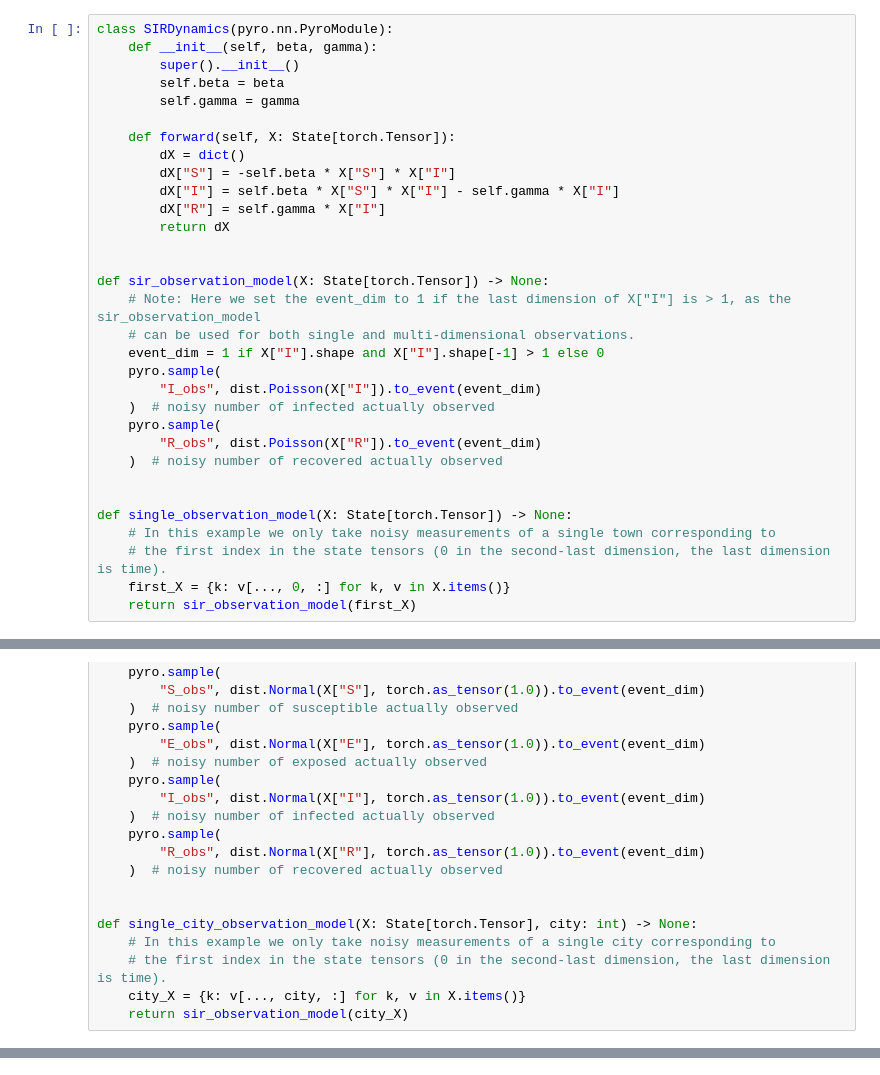
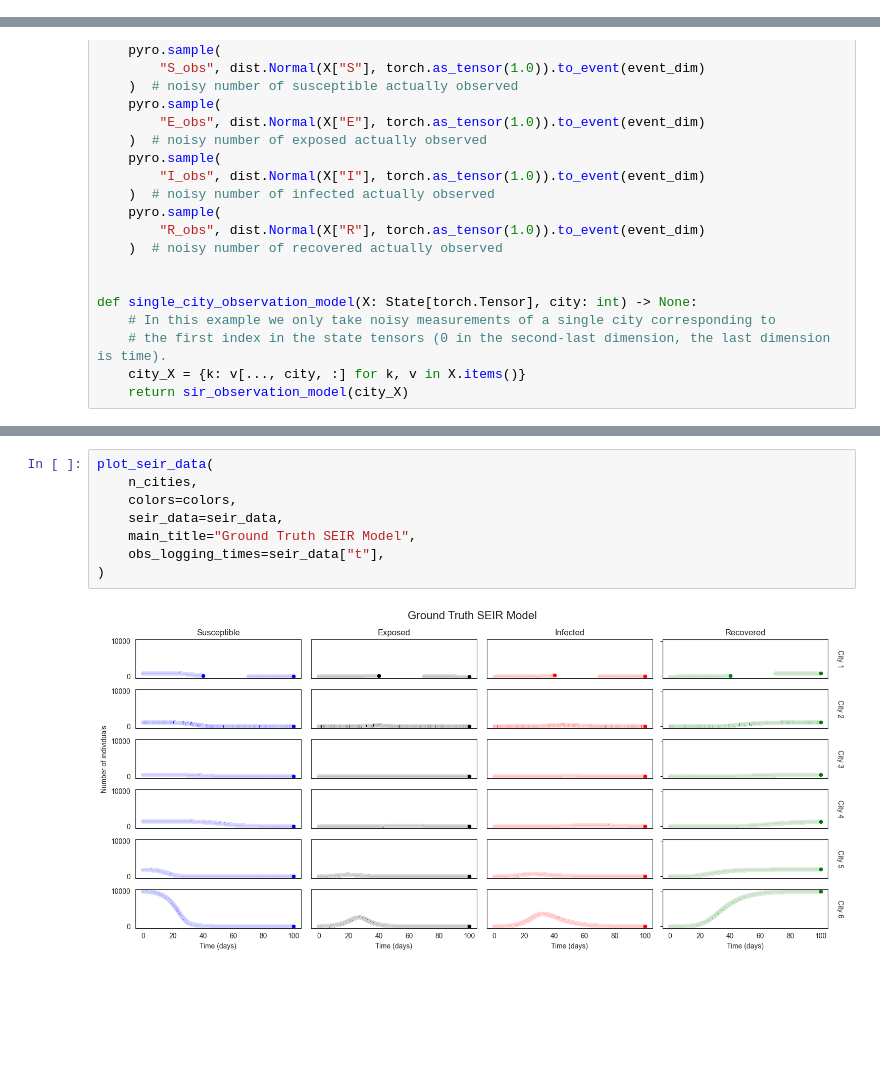
Before and after one commit to DARPA-ASKEM/program-milestones, a Jupyter notebook: Nov-24-monthly-epi-demo/Scenario-4/dynamical_multi.ipynb, the cells around one changed output, grey strips where cells are left out. Saved outputs shown, nothing was run; the diff lists cells and outputs as text; blank space fills up the shorter version.

```diff
--- a/Nov-24-monthly-epi-demo/Scenario-4/dynamical_multi.ipynb
+++ b/Nov-24-monthly-epi-demo/Scenario-4/dynamical_multi.ipynb
@@ -298,32 +218,0 @@ Also, we assume we only make observations in one of the locations, which - intui
-# %%
-class SIRDynamics(pyro.nn.PyroModule):
-    def __init__(self, beta, gamma):
-        super().__init__()
-        self.beta = beta
-        self.gamma = gamma
-
-    def forward(self, X: State[torch.Tensor]):
-        dX = dict()
-        dX["S"] = -self.beta * X["S"] * X["I"]
-        dX["I"] = self.beta * X["S"] * X["I"] - self.gamma * X["I"]
-        dX["R"] = self.gamma * X["I"]
-        return dX
-
-
-def sir_observation_model(X: State[torch.Tensor]) -> None:
-    # Note: Here we set the event_dim to 1 if the last dimension of X["I"] is > 1, as the sir_observation_model
-    # can be used for both single and multi-dimensional observations.
-    event_dim = 1 if X["I"].shape and X["I"].shape[-1] > 1 else 0
-    pyro.sample(
-        "I_obs", dist.Poisson(X["I"]).to_event(event_dim)
-    )  # noisy number of infected actually observed
-    pyro.sample(
-        "R_obs", dist.Poisson(X["R"]).to_event(event_dim)
-    )  # noisy number of recovered actually observed
-
-
-def single_observation_model(X: State[torch.Tensor]) -> None:
-    # In this example we only take noisy measurements of a single town corresponding to
-    # the first index in the state tensors (0 in the second-last dimension, the last dimension is time).
-    first_X = {k: v[..., 0, :] for k, v in X.items()}
-    return sir_observation_model(first_X)
@@ -1219,0 +1119,10 @@ seir_data
+# %%
+plot_seir_data(
+    n_cities,
+    colors=colors,
+    seir_data=seir_data,
+    main_title="Ground Truth SEIR Model",
+    obs_logging_times=seir_data["t"],
+)
+# %% [output]
+[figure, added]
```
Also changed, not shown: parts of 25 cells of this notebook.
